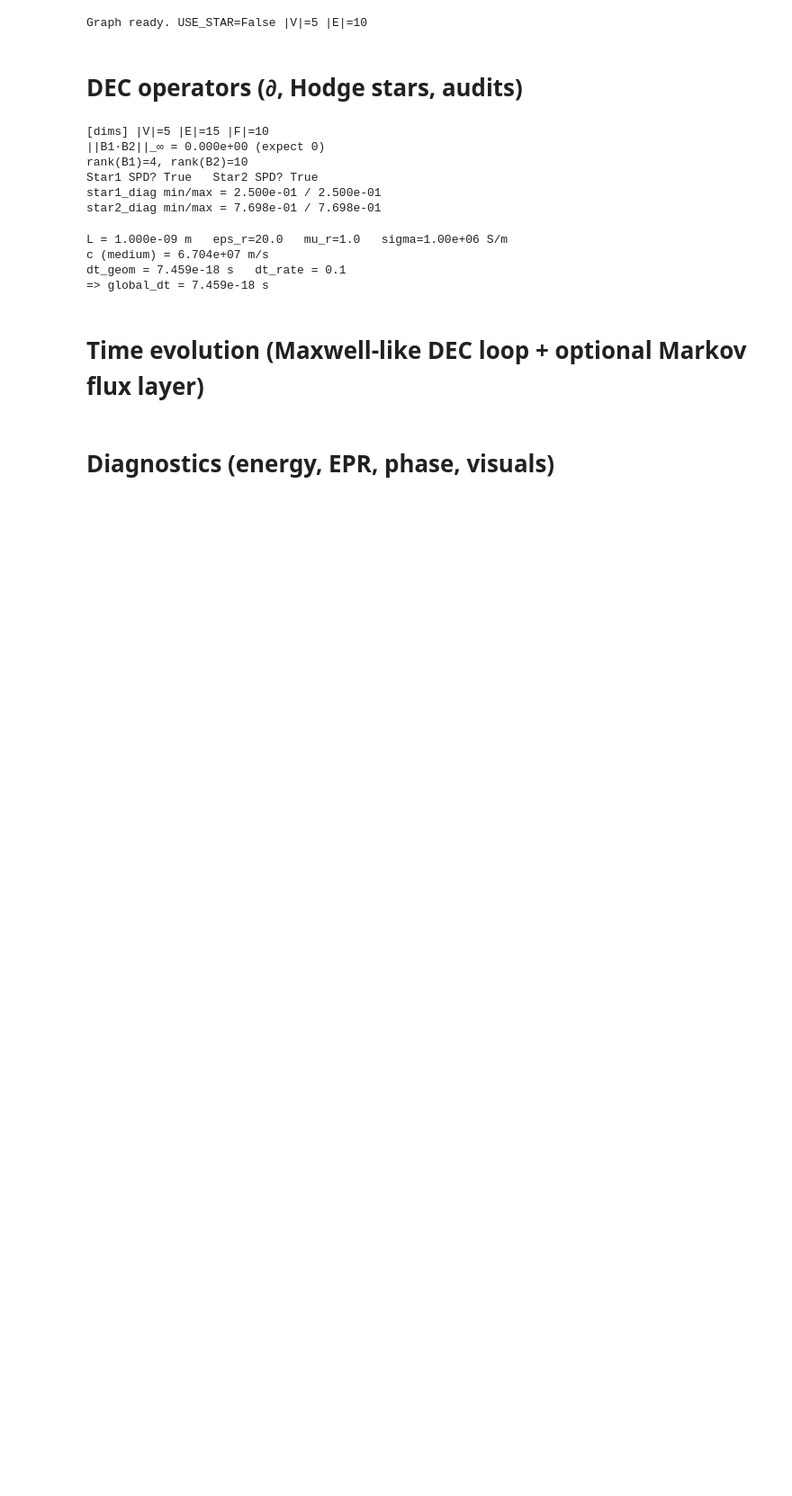
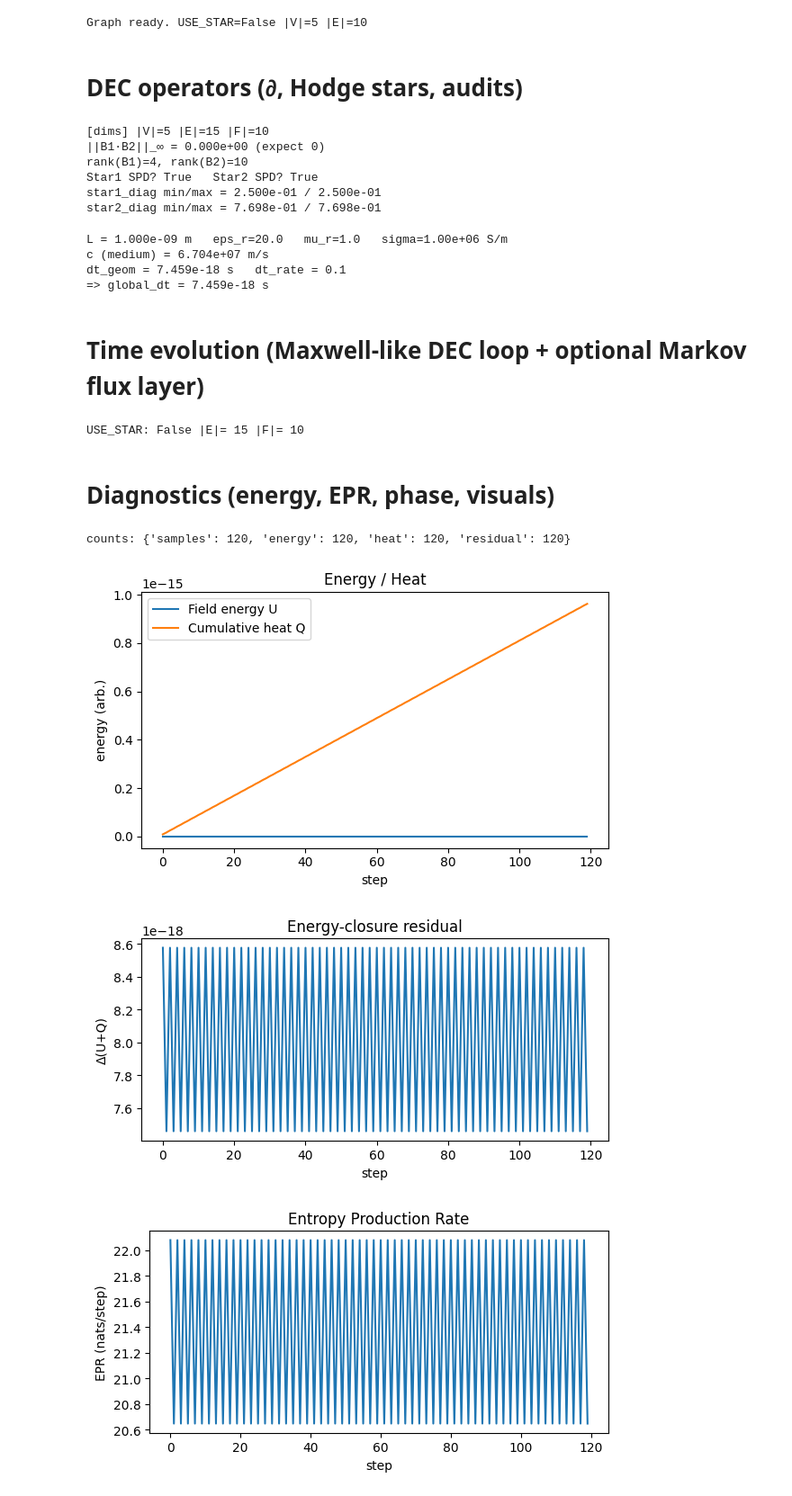
Before and after one commit to Berigny/AI-Entrainment-Protocol, a Jupyter notebook: LENR.ipynb, the cells around one changed output. Shown at 90% size. Saved outputs shown, nothing was run; the diff lists cells and outputs as text; code cells hidden in the pictures; blank space fills up the shorter version.

```diff
--- a/LENR.ipynb
+++ b/LENR.ipynb
@@ -483,9 +483,13 @@ def run_lenr_core(
 
     return hist
 
+print("USE_STAR:", USE_STAR, "|E|=", len(edge_id), "|F|=", len(face_id))
+
 # --- Quick smoke test (comment out if you prefer) ---
 # hist = run_lenr_core(G, steps=120, report_every=10)
 # print(f"samples={len(hist['samples'])}, heat_last={hist['heat'][-1]:.3e}, residual_last={hist['residual'][-1]:+.3e}")
+# %% [output]
+USE_STAR: False |E|= 15 |F|= 10
 # %% [markdown]
 # Diagnostics (energy, EPR, phase, visuals)
 # %%
@@ -599,5 +708,5 @@ def diagnostics(G, hist):
 # %%
-# @title 9. **Visualisations — Energy, Heat, Residuals, EPR, Phase** { display-mode: "form" }
+# @title 10. **Visualisations — Energy, Heat, Residuals, EPR, Phase** { display-mode: "form" }
 # @markdown **What this does**
 # @markdown - Plots the main diagnostics:
 # @markdown   • Cumulative heat `Q(t)` and field energy `U_field(t)`
@@ -621,30 +730,47 @@ def plot_diagnostics(hist, diag, tol_resid=1e-6):
     if U.size: plt.plot(s, U, label="Field energy U")
     if Q.size: plt.plot(s, Q, label="Cumulative heat Q")
     plt.xlabel("step"); plt.ylabel("energy (arb.)"); plt.title("Energy / Heat"); plt.legend(); plt.tight_layout(); plt.show()
 
     # 2) Residual
     if R.size:
         plt.figure(figsize=(6.0,3.2))
         plt.plot(s, R)
         plt.xlabel("step"); plt.ylabel("Δ(U+Q)"); plt.title("Energy-closure residual"); plt.tight_layout(); plt.show()
 
     # 3) EPR
     epr_s = diag.get("EPR_series", {})
     epr_vals = np.asarray(epr_s.get("epr", []), dtype=float)
     epr_samps = np.asarray(epr_s.get("samples", []), dtype=int)
     if epr_vals.size:
         plt.figure(figsize=(6.0,3.2))
         plt.plot(epr_samps, epr_vals)
         plt.xlabel("step"); plt.ylabel("EPR (nats/step)"); plt.title("Entropy Production Rate"); plt.tight_layout(); plt.show()
 
     # 4) Phase error (optional)
     if "phase_error" in hist:
         pe = np.asarray(hist["phase_error"], dtype=float)
         ps = np.arange(len(pe))
         plt.figure(figsize=(6.0,3.2))
         plt.plot(ps, pe)
         plt.xlabel("index"); plt.ylabel("phase error (deg)"); plt.title("Phase error"); plt.tight_layout(); plt.show()
 
+
     # PASS/FLAG summary
     resid_max = float(np.nanmax(np.abs(R))) if R.size else np.nan
     epr_nonneg =_
+
+# 0) Safety: inline plots (harmless if already set)
+%matplotlib inline
+
+# 1) Rebuild G (Geometry), Breath, DEC, Coupling — then:
+hist = run_lenr_core(G, steps=120, dt=None, coherence_gain=0.1, report_every=1)
+print("counts:", {k: len(hist.get(k, [])) for k in ["samples","energy","heat","residual"]})
+
+# 2) Build diagnostics + plot (robust plotter handles missing x)
+diag = diagnostics(G, hist)
+plot_diagnostics(hist, diag)
+# %% [output]
+counts: {'samples': 120, 'energy': 120, 'heat': 120, 'residual': 120}
+[figure, added]
+[figure, added]
+[figure, added]
```
Also changed, not shown: parts of 1 cell of this notebook.
